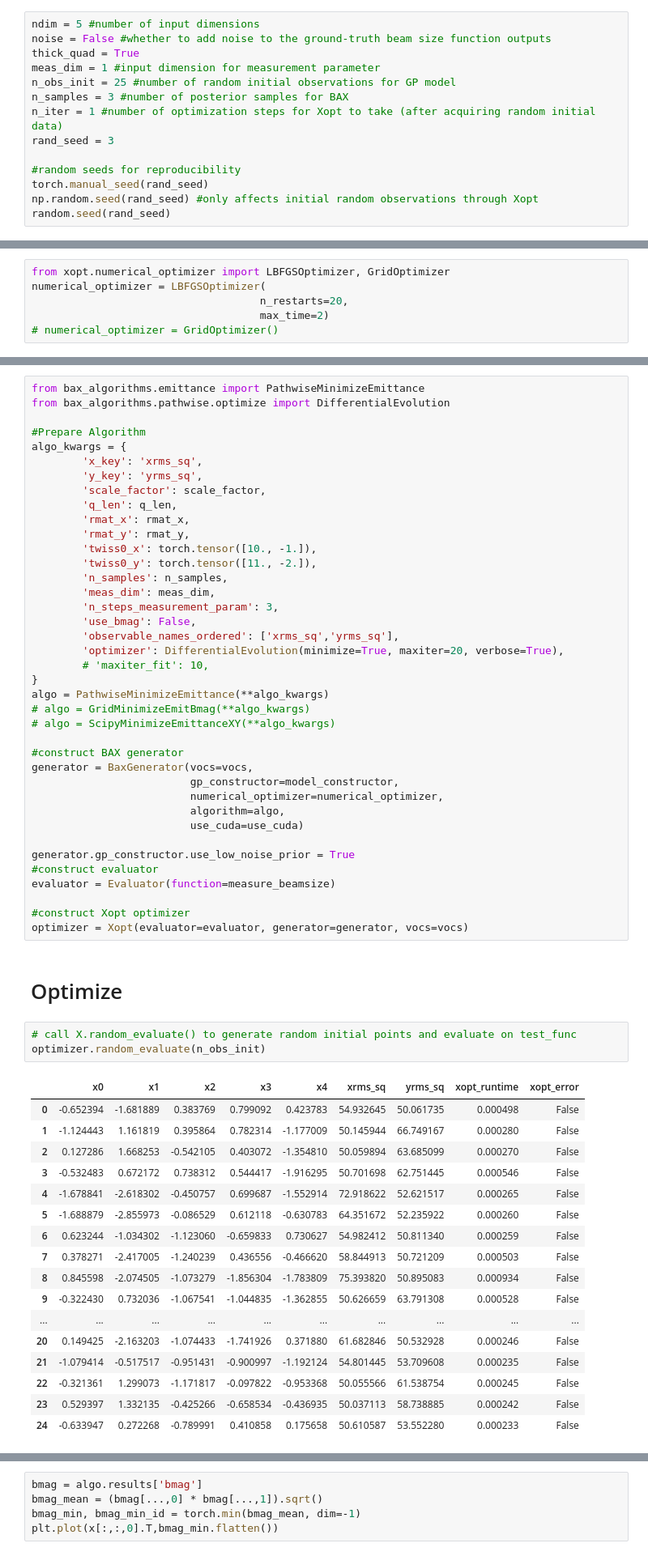
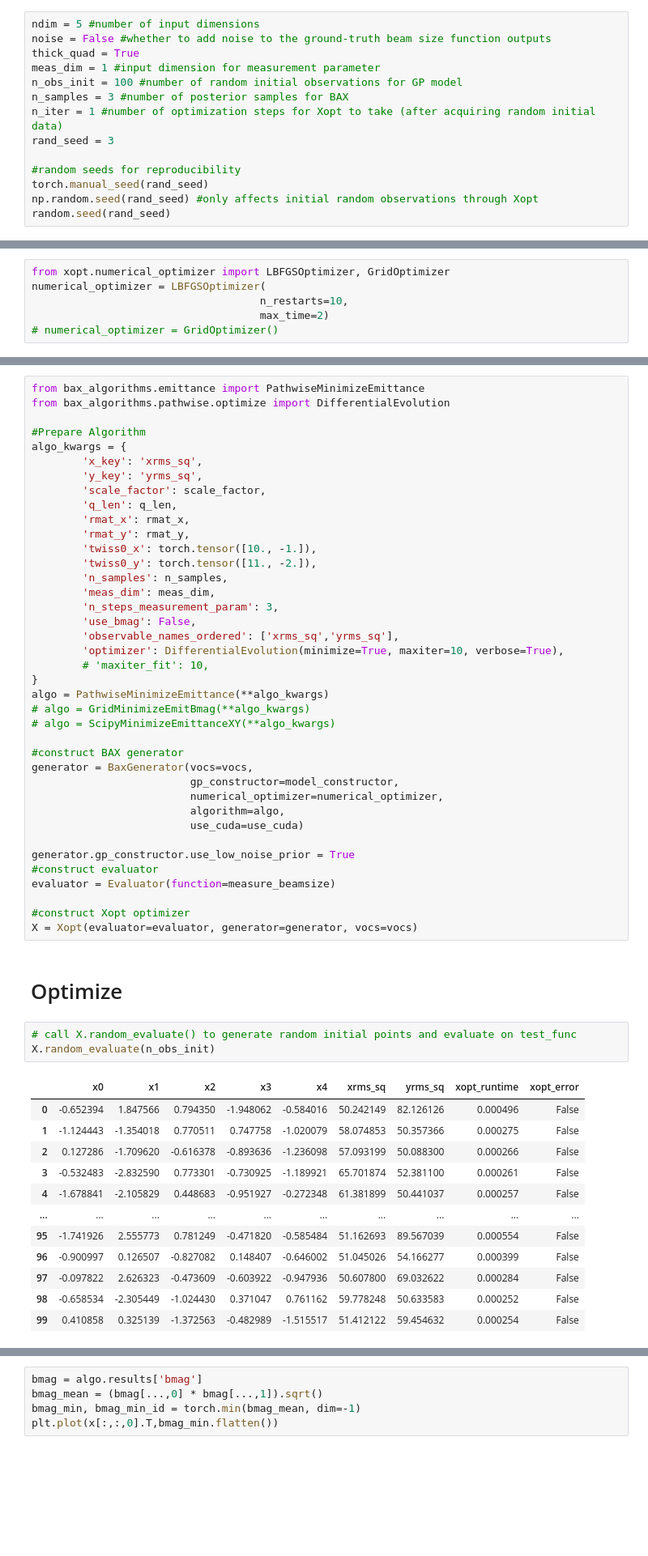
Before and after one commit to xopt-org/bax_algorithms, a Jupyter notebook: examples/emittance.ipynb, the cells around one changed output, grey strips where cells are left out. Shown at 81% size. Drawn from its saved outputs; the diff is of its cells as text; blank space fills up the shorter version.

```diff
--- a/examples/emittance.ipynb
+++ b/examples/emittance.ipynb
@@ -51,7 +51,7 @@ ndim = 5 #number of input dimensions
 noise = False #whether to add noise to the ground-truth beam size function outputs
 thick_quad = True
 meas_dim = 1 #input dimension for measurement parameter
-n_obs_init = 25 #number of random initial observations for GP model
+n_obs_init = 100 #number of random initial observations for GP model
 n_samples = 3 #number of posterior samples for BAX
 n_iter = 1 #number of optimization steps for Xopt to take (after acquiring random initial data)
 rand_seed = 3
@@ -211,7 +211,7 @@ model_constructor = StandardModelConstructor(covar_modules=covar_module_dict, us
 # %%
 from xopt.numerical_optimizer import LBFGSOptimizer, GridOptimizer
 numerical_optimizer = LBFGSOptimizer(
-                                    n_restarts=20,
+                                    n_restarts=10,
                                     max_time=2)
 # numerical_optimizer = GridOptimizer()
 # %% [markdown]
@@ -235,7 +235,7 @@ algo_kwargs = {
         'n_steps_measurement_param': 3,
         'use_bmag': False,
         'observable_names_ordered': ['xrms_sq','yrms_sq'],
-        'optimizer': DifferentialEvolution(minimize=True, maxiter=20, verbose=True),
+        'optimizer': DifferentialEvolution(minimize=True, maxiter=10, verbose=True),
         # 'maxiter_fit': 10,
 }
 algo = PathwiseMinimizeEmittance(**algo_kwargs)
@@ -254,27 +254,22 @@ generator.gp_constructor.use_low_noise_prior = True
 evaluator = Evaluator(function=measure_beamsize)
 
 #construct Xopt optimizer
-optimizer = Xopt(evaluator=evaluator, generator=generator, vocs=vocs)
+X = Xopt(evaluator=evaluator, generator=generator, vocs=vocs)
 # %% [markdown]
 # Optimize
 # %%
 # call X.random_evaluate() to generate random initial points and evaluate on test_func
-optimizer.random_evaluate(n_obs_init)
+X.random_evaluate(n_obs_init)
 # %% [output]
 |  | x0 | x1 | x2 | x3 | x4 | xrms_sq | yrms_sq | xopt_runtime | xopt_error |
-| 0 | -0.652394 | -1.681889 | 0.383769 | 0.799092 | 0.423783 | 54.932645 | 50.061735 | 0.000498 | False |
-| 1 | -1.124443 | 1.161819 | 0.395864 | 0.782314 | -1.177009 | 50.145944 | 66.749167 | 0.000280 | False |
-| 2 | 0.127286 | 1.668253 | -0.542105 | 0.403072 | -1.354810 | 50.059894 | 63.685099 | 0.000270 | False |
-| 3 | -0.532483 | 0.672172 | 0.738312 | 0.544417 | -1.916295 | 50.701698 | 62.751445 | 0.000546 | False |
-| 4 | -1.678841 | -2.618302 | -0.450757 | 0.699687 | -1.552914 | 72.918622 | 52.621517 | 0.000265 | False |
-| 5 | -1.688879 | -2.855973 | -0.086529 | 0.612118 | -0.630783 | 64.351672 | 52.235922 | 0.000260 | False |
-| 6 | 0.623244 | -1.034302 | -1.123060 | -0.659833 | 0.730627 | 54.982412 | 50.811340 | 0.000259 | False |
-| 7 | 0.378271 | -2.417005 | -1.240239 | 0.436556 | -0.466620 | 58.844913 | 50.721209 | 0.000503 | False |
-| 8 | 0.845598 | -2.074505 | -1.073279 | -1.856304 | -1.783809 | 75.393820 | 50.895083 | 0.000934 | False |
-| 9 | -0.322430 | 0.732036 | -1.067541 | -1.044835 | -1.362855 | 50.626659 | 63.791308 | 0.000528 | False |
+| 0 | -0.652394 | 1.847566 | 0.794350 | -1.948062 | -0.584016 | 50.242149 | 82.126126 | 0.000496 | False |
+| 1 | -1.124443 | -1.354018 | 0.770511 | 0.747758 | -1.020079 | 58.074853 | 50.357366 | 0.000275 | False |
+| 2 | 0.127286 | -1.709620 | -0.616378 | -0.893636 | -1.236098 | 57.093199 | 50.088300 | 0.000266 | False |
+| 3 | -0.532483 | -2.832590 | 0.773301 | -0.730925 | -1.189921 | 65.701874 | 52.381100 | 0.000261 | False |
+| 4 | -1.678841 | -2.105829 | 0.448683 | -0.951927 | -0.272348 | 61.381899 | 50.441037 | 0.000257 | False |
 | ... | ... | ... | ... | ... | ... | ... | ... | ... | ... |
-| 20 | 0.149425 | -2.163203 | -1.074433 | -1.741926 | 0.371880 | 61.682846 | 50.532928 | 0.000246 | False |
-| 21 | -1.079414 | -0.517517 | -0.951431 | -0.900997 | -1.192124 | 54.801445 | 53.709608 | 0.000235 | False |
-| 22 | -0.321361 | 1.299073 | -1.171817 | -0.097822 | -0.953368 | 50.055566 | 61.538754 | 0.000245 | False |
-| 23 | 0.529397 | 1.332135 | -0.425266 | -0.658534 | -0.436935 | 50.037113 | 58.738885 | 0.000242 | False |
-| 24 | -0.633947 | 0.272268 | -0.789991 | 0.410858 | 0.175658 | 50.610587 | 53.552280 | 0.000233 | False |
+| 95 | -1.741926 | 2.555773 | 0.781249 | -0.471820 | -0.585484 | 51.162693 | 89.567039 | 0.000554 | False |
+| 96 | -0.900997 | 0.126507 | -0.827082 | 0.148407 | -0.646002 | 51.045026 | 54.166277 | 0.000399 | False |
+| 97 | -0.097822 | 2.626323 | -0.473609 | -0.603922 | -0.947936 | 50.607800 | 69.032622 | 0.000284 | False |
+| 98 | -0.658534 | -2.305449 | -1.024430 | 0.371047 | 0.761162 | 59.778248 | 50.633583 | 0.000252 | False |
+| 99 | 0.410858 | 0.325139 | -1.372563 | -0.482989 | -1.515517 | 51.412122 | 59.454632 | 0.000254 | False |
```
Also changed, not shown: parts of 9 cells of this notebook, 3 other files.
